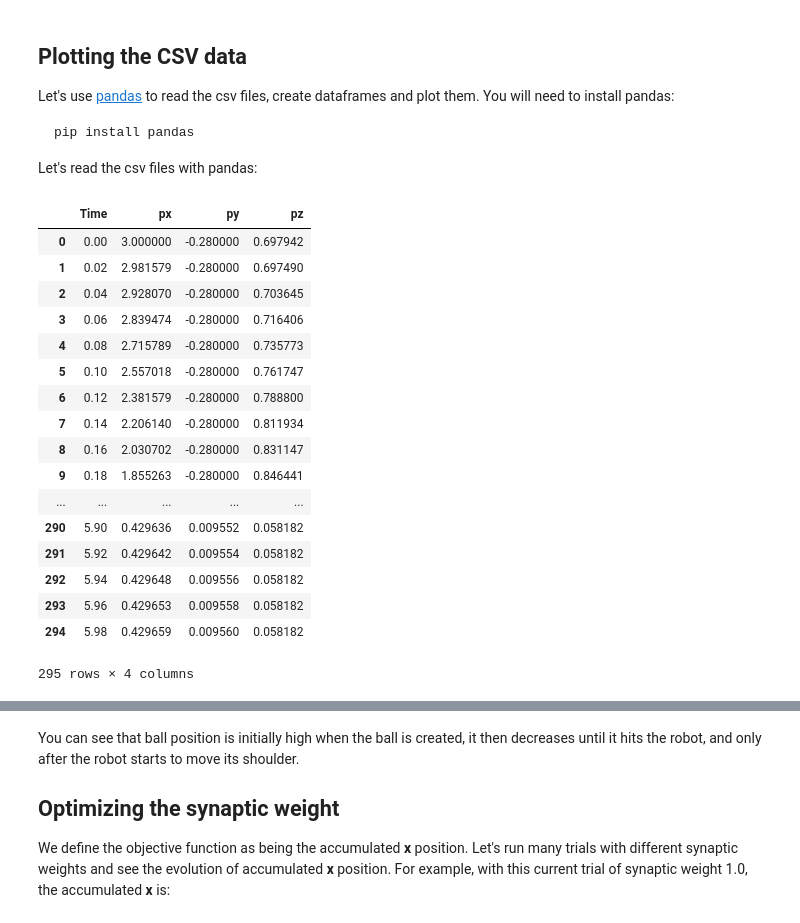
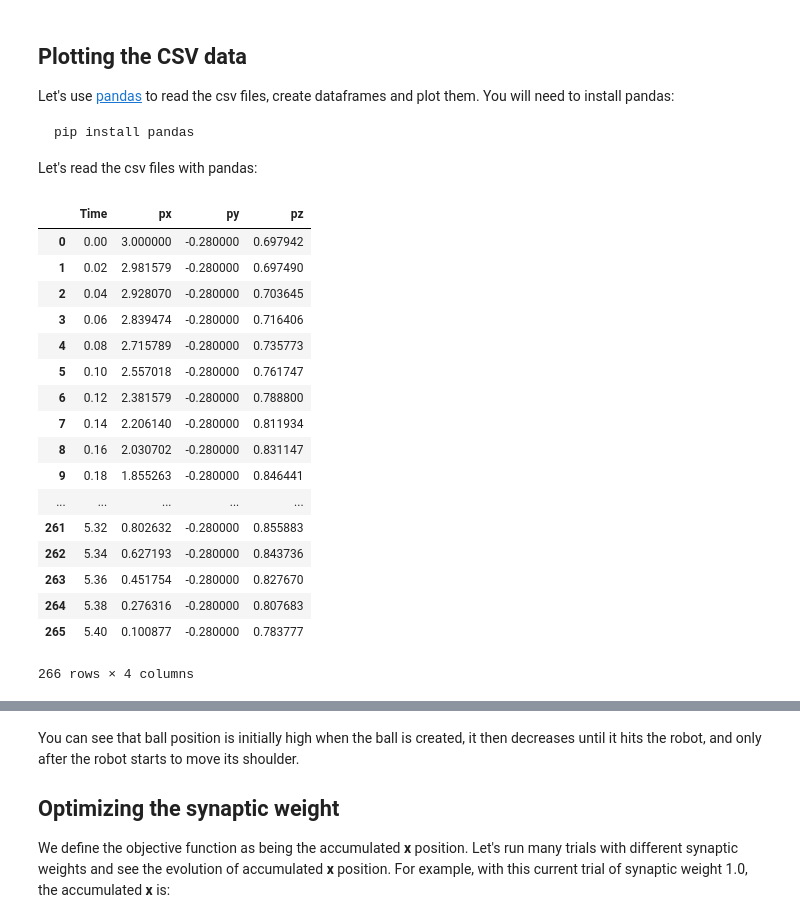
Before and after one commit to HBPNeurorobotics/Experiments, a Jupyter notebook: tutorial_baseball_solution/tutorial_baseball.ipynb, the cells around one changed output, grey strips where cells are left out. Drawn from its saved outputs; the diff is of its cells as text; code cells hidden in the pictures.

```diff
--- a/tutorial_baseball_solution/tutorial_baseball.ipynb
+++ b/tutorial_baseball_solution/tutorial_baseball.ipynb
@@ -247,6 +332,6 @@ Current simulation time: 5
 # %% [markdown]
 If everything went fine, the csv data got saved to a **tempdir** in your **/tmp/**:
 # %%
-all_csv_files = [ os.path.join(trial.data_dir, csv_name) for csv_name in trial.csv_filenames ]
-print("Recorded the following csv files:\n{}".format(all_csv_files))
+csv_file = os.path.join(tmp_folder, csv_name)
+print("Recorded the following csv file: {}".format(csv_file))
 # %% [output]
@@ -265,24 +349,24 @@ pip install pandas
 Let's read the csv files with pandas:
 # %%
 import pandas
-ball_csv, joint_csv = [ pandas.read_csv(csv_file) for csv_file in all_csv_files ]
+ball_csv = pandas.read_csv(csv_file)
 ball_csv
 # %% [output]
 |  | Time | px | py | pz |
 | 0 | 0.00 | 3.000000 | -0.280000 | 0.697942 |
 | 1 | 0.02 | 2.981579 | -0.280000 | 0.697490 |
 | 2 | 0.04 | 2.928070 | -0.280000 | 0.703645 |
 | 3 | 0.06 | 2.839474 | -0.280000 | 0.716406 |
 | 4 | 0.08 | 2.715789 | -0.280000 | 0.735773 |
 | 5 | 0.10 | 2.557018 | -0.280000 | 0.761747 |
 | 6 | 0.12 | 2.381579 | -0.280000 | 0.788800 |
 | 7 | 0.14 | 2.206140 | -0.280000 | 0.811934 |
 | 8 | 0.16 | 2.030702 | -0.280000 | 0.831147 |
 | 9 | 0.18 | 1.855263 | -0.280000 | 0.846441 |
 | ... | ... | ... | ... | ... |
-| 290 | 5.90 | 0.429636 | 0.009552 | 0.058182 |
-| 291 | 5.92 | 0.429642 | 0.009554 | 0.058182 |
-| 292 | 5.94 | 0.429648 | 0.009556 | 0.058182 |
-| 293 | 5.96 | 0.429653 | 0.009558 | 0.058182 |
-| 294 | 5.98 | 0.429659 | 0.009560 | 0.058182 |
+| 261 | 5.32 | 0.802632 | -0.280000 | 0.855883 |
+| 262 | 5.34 | 0.627193 | -0.280000 | 0.843736 |
+| 263 | 5.36 | 0.451754 | -0.280000 | 0.827670 |
+| 264 | 5.38 | 0.276316 | -0.280000 | 0.807683 |
+| 265 | 5.40 | 0.100877 | -0.280000 | 0.783777 |
-295 rows × 4 columns
+266 rows × 4 columns
```
Also changed, not shown: parts of 19 cells of this notebook, 1 other file.
